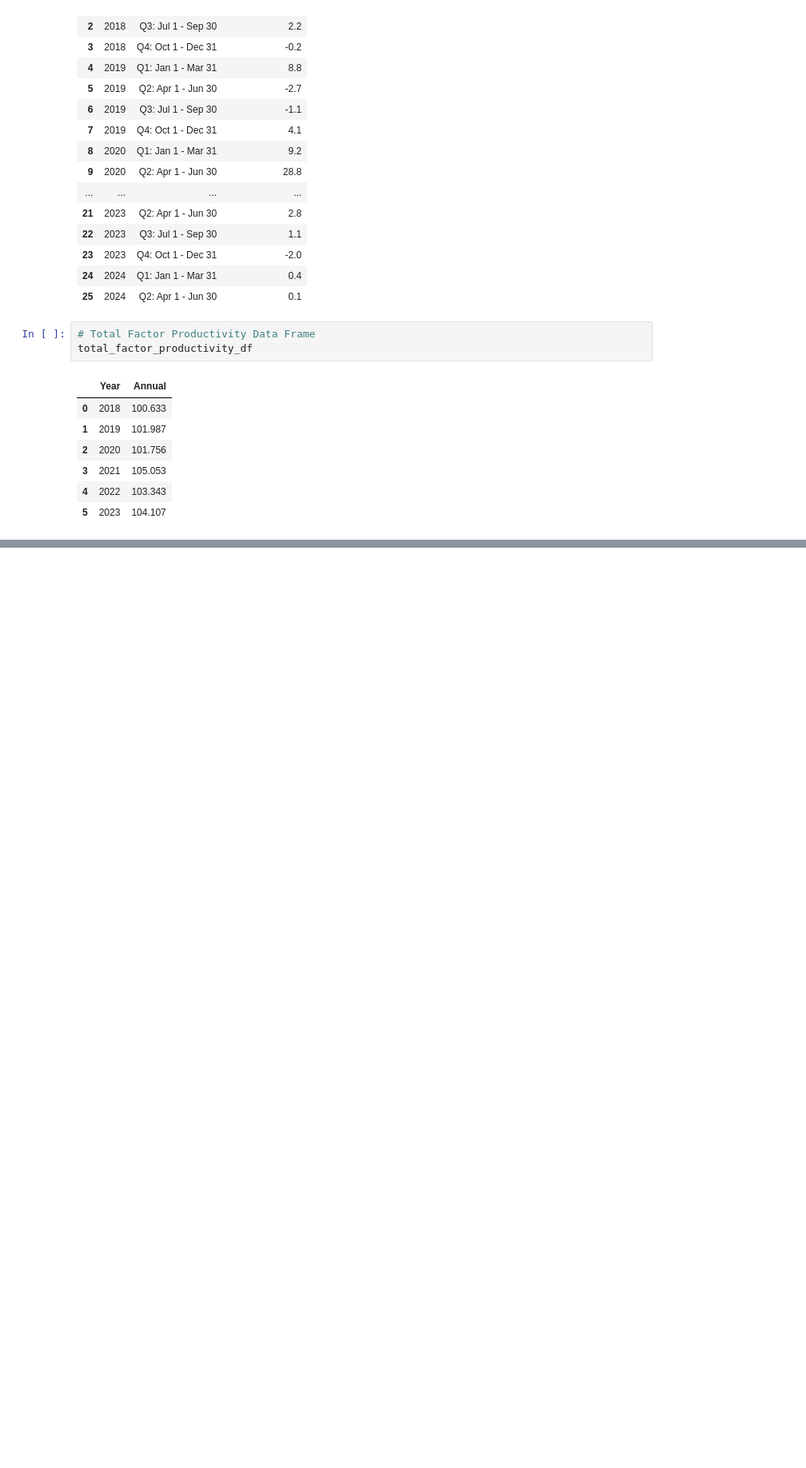
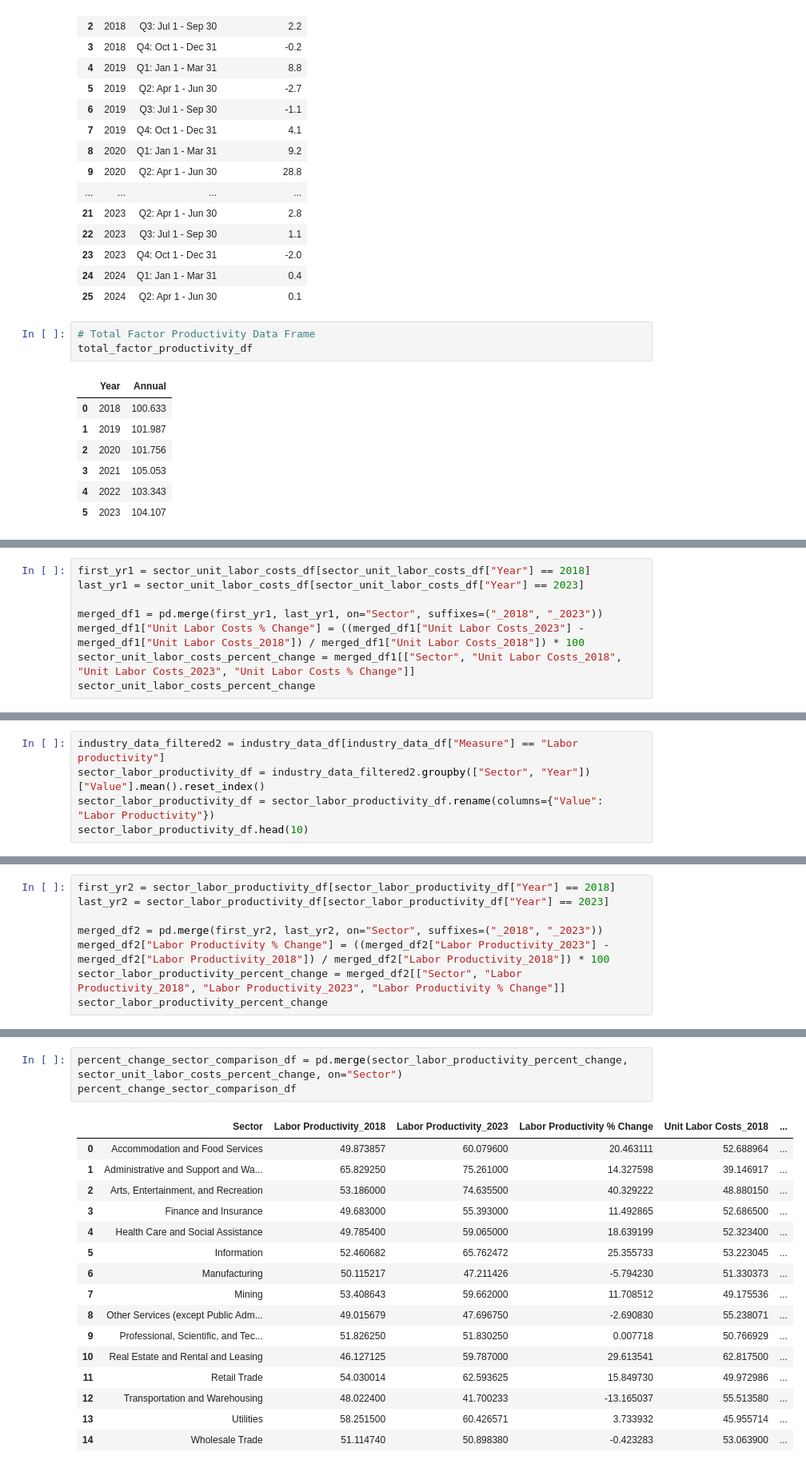
Before and after one commit to katmr27/class_project_1-, a Jupyter notebook: Class_Project_1_Starter.ipynb, the cells around one changed output, grey strips where cells are left out. Shown at 80% size. Cells and saved outputs as stored; diff of their text form; blank space fills up the shorter version.

```diff
--- a/Class_Project_1_Starter.ipynb
+++ b/Class_Project_1_Starter.ipynb
@@ -205,3 +194,11 @@ average_percent_change_df.head(10)
 | 7 | Administrative and Support and Wa... | 2019 | 43.705750 |
 | 8 | Administrative and Support and Wa... | 2020 | 58.409000 |
 | 9 | Administrative and Support and Wa... | 2021 | 38.089000 |
+# %%
+first_yr1 = sector_unit_labor_costs_df[sector_unit_labor_costs_df["Year"] == 2018]
+last_yr1 = sector_unit_labor_costs_df[sector_unit_labor_costs_df["Year"] == 2023]
+
+merged_df1 = pd.merge(first_yr1, last_yr1, on="Sector", suffixes=("_2018", "_2023"))
+merged_df1["Unit Labor Costs % Change"] = ((merged_df1["Unit Labor Costs_2023"] - merged_df1["Unit Labor Costs_2018"]) / merged_df1["Unit Labor Costs_2018"]) * 100
+sector_unit_labor_costs_percent_change = merged_df1[["Sector", "Unit Labor Costs_2018", "Unit Labor Costs_2023", "Unit Labor Costs % Change"]]
+sector_unit_labor_costs_percent_change
@@ -207,0 +222,5 @@ average_percent_change_df.head(10)
+# %%
+industry_data_filtered2 = industry_data_df[industry_data_df["Measure"] == "Labor productivity"]
+sector_labor_productivity_df = industry_data_filtered2.groupby(["Sector", "Year"])["Value"].mean().reset_index()
+sector_labor_productivity_df = sector_labor_productivity_df.rename(columns={"Value": "Labor Productivity"})
+sector_labor_productivity_df.head(10)
@@ -207,0 +239,8 @@ average_percent_change_df.head(10)
+# %%
+first_yr2 = sector_labor_productivity_df[sector_labor_productivity_df["Year"] == 2018]
+last_yr2 = sector_labor_productivity_df[sector_labor_productivity_df["Year"] == 2023]
+
+merged_df2 = pd.merge(first_yr2, last_yr2, on="Sector", suffixes=("_2018", "_2023"))
+merged_df2["Labor Productivity % Change"] = ((merged_df2["Labor Productivity_2023"] - merged_df2["Labor Productivity_2018"]) / merged_df2["Labor Productivity_2018"]) * 100
+sector_labor_productivity_percent_change = merged_df2[["Sector", "Labor Productivity_2018", "Labor Productivity_2023", "Labor Productivity % Change"]]
+sector_labor_productivity_percent_change
@@ -207,0 +264,20 @@ average_percent_change_df.head(10)
+# %%
+percent_change_sector_comparison_df = pd.merge(sector_labor_productivity_percent_change, sector_unit_labor_costs_percent_change, on="Sector")
+percent_change_sector_comparison_df
+# %% [output]
+|  | Sector | Labor Productivity_2018 | Labor Productivity_2023 | Labor Productivity % Change | Unit Labor Costs_2018 | ... |
+| 0 | Accommodation and Food Services | 49.873857 | 60.079600 | 20.463111 | 52.688964 | ... |
+| 1 | Administrative and Support and Wa... | 65.829250 | 75.261000 | 14.327598 | 39.146917 | ... |
+| 2 | Arts, Entertainment, and Recreation | 53.186000 | 74.635500 | 40.329222 | 48.880150 | ... |
+| 3 | Finance and Insurance | 49.683000 | 55.393000 | 11.492865 | 52.686500 | ... |
+| 4 | Health Care and Social Assistance | 49.785400 | 59.065000 | 18.639199 | 52.323400 | ... |
+| 5 | Information | 52.460682 | 65.762472 | 25.355733 | 53.223045 | ... |
+| 6 | Manufacturing | 50.115217 | 47.211426 | -5.794230 | 51.330373 | ... |
+| 7 | Mining | 53.408643 | 59.662000 | 11.708512 | 49.175536 | ... |
+| 8 | Other Services (except Public Adm... | 49.015679 | 47.696750 | -2.690830 | 55.238071 | ... |
+| 9 | Professional, Scientific, and Tec... | 51.826250 | 51.830250 | 0.007718 | 50.766929 | ... |
+| 10 | Real Estate and Rental and Leasing | 46.127125 | 59.787000 | 29.613541 | 62.817500 | ... |
+| 11 | Retail Trade | 54.030014 | 62.593625 | 15.849730 | 49.972986 | ... |
+| 12 | Transportation and Warehousing | 48.022400 | 41.700233 | -13.165037 | 55.513580 | ... |
+| 13 | Utilities | 58.251500 | 60.426571 | 3.733932 | 45.955714 | ... |
+| 14 | Wholesale Trade | 51.114740 | 50.898380 | -0.423283 | 53.063900 | ... |
```
Also changed, not shown: parts of 7 cells of this notebook, 2 other files.
